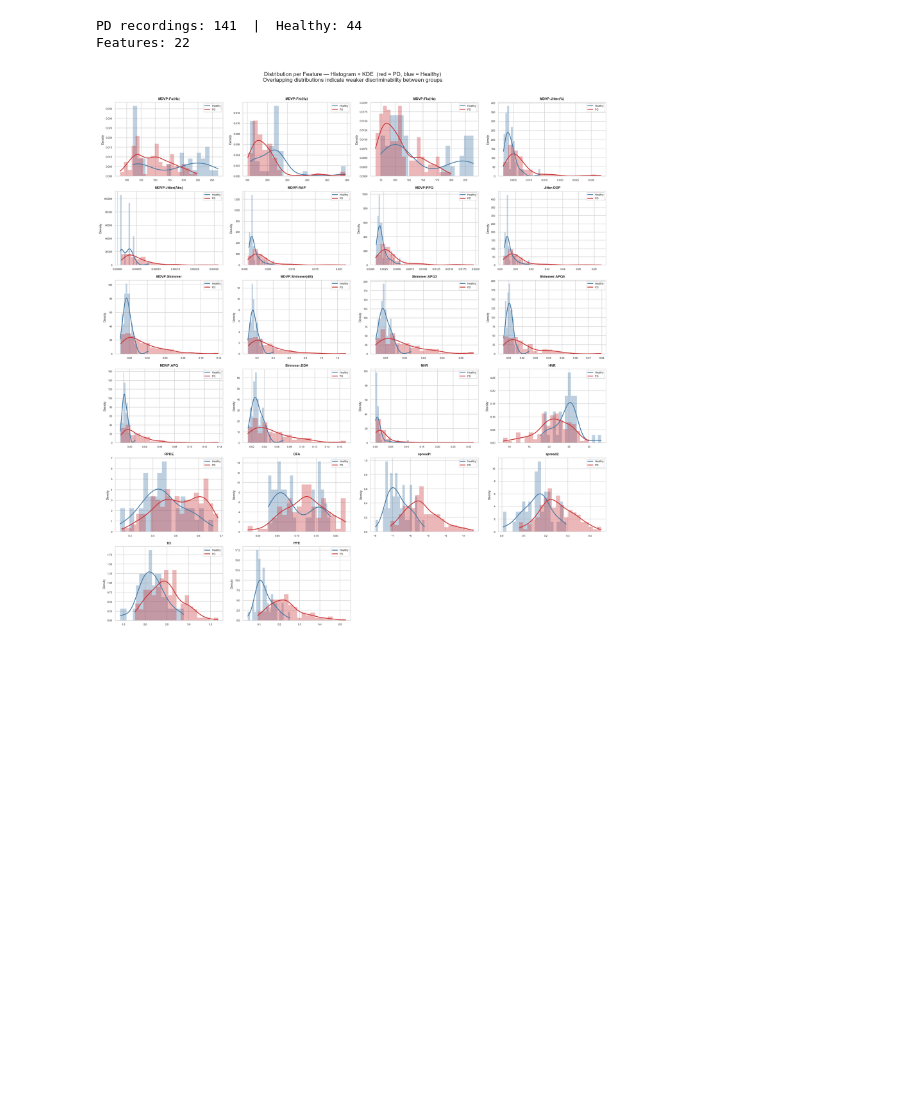
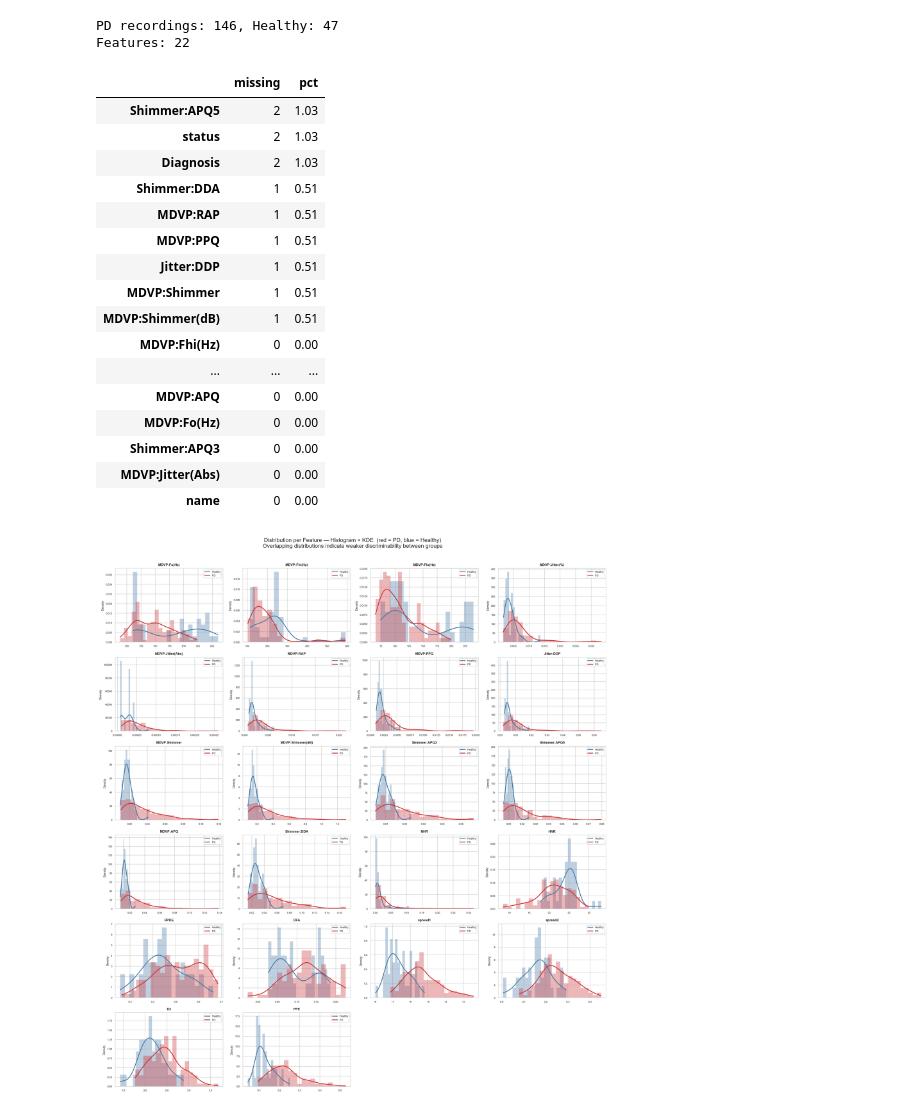
Before and after one commit to nataliia-stempkovska/FoDS-Parkinson, a Jupyter notebook: data-analysis/distribution_analysis.ipynb, the cells around one changed output. Drawn from its saved outputs; the diff is of its cells as text; code cells hidden in the pictures; blank space fills up the shorter version.

```diff
--- a/distribution_analysis.ipynb
+++ b/data-analysis/distribution_analysis.ipynb
@@ -12,8 +12,8 @@ sns.set_style('whitegrid')
 COL_PD = '#ca3335'
 COL_HEALTHY = '#467ba7'
 # %%
-df = pd.read_csv('data/2025_parkinsons.csv')
-df = df.dropna().reset_index(drop=True)
+df = pd.read_csv('../data/2025_parkinsons.csv')
+# df = df.dropna().reset_index(drop=True)
 
 features = [c for c in df.columns if c not in ['name', 'status']]
 
@@ -25,8 +25,32 @@ healthy_df = df[df['status'] == 0]
 print(f'PD recordings: {len(pd_df)}, Healthy: {len(healthy_df)}')
 print(f'Features: {len(features)}')
 # %% [output]
-PD recordings: 141  |  Healthy: 44
+PD recordings: 146, Healthy: 47
 Features: 22
+# %%
+missing = pd.DataFrame({
+    'missing': df.isnull().sum(),
+    'pct':     (df.isnull().mean() * 100).round(2),
+}).sort_values('missing', ascending=False)
+display(missing)
+# %% [output]
+|  | missing | pct |
+| Shimmer:APQ5 | 2 | 1.03 |
+| status | 2 | 1.03 |
+| Diagnosis | 2 | 1.03 |
+| Shimmer:DDA | 1 | 0.51 |
+| MDVP:RAP | 1 | 0.51 |
+| MDVP:PPQ | 1 | 0.51 |
+| Jitter:DDP | 1 | 0.51 |
+| MDVP:Shimmer | 1 | 0.51 |
+| MDVP:Shimmer(dB) | 1 | 0.51 |
+| MDVP:Fhi(Hz) | 0 | 0.00 |
+| ... | ... | ... |
+| MDVP:APQ | 0 | 0.00 |
+| MDVP:Fo(Hz) | 0 | 0.00 |
+| Shimmer:APQ3 | 0 | 0.00 |
+| MDVP:Jitter(Abs) | 0 | 0.00 |
+| name | 0 | 0.00 |
 # %%
 # Histogram + KDE per feature, split by group
 n_cols = 4
```
Also changed, not shown: 17 other files.
